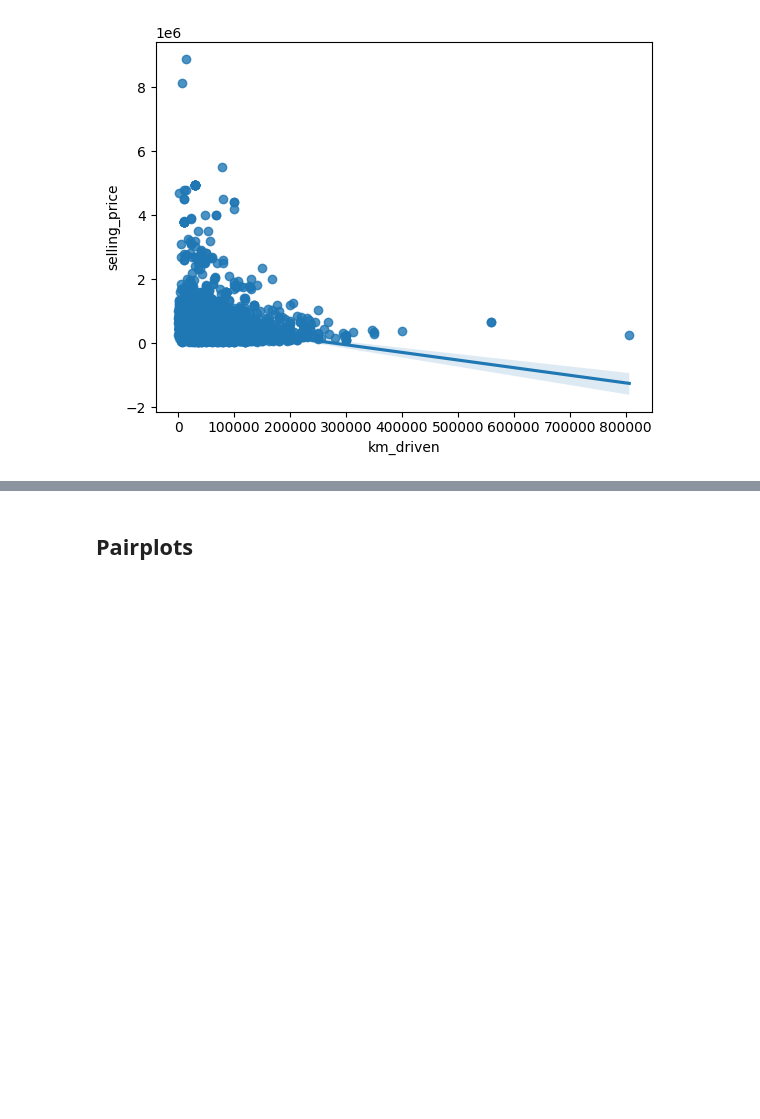
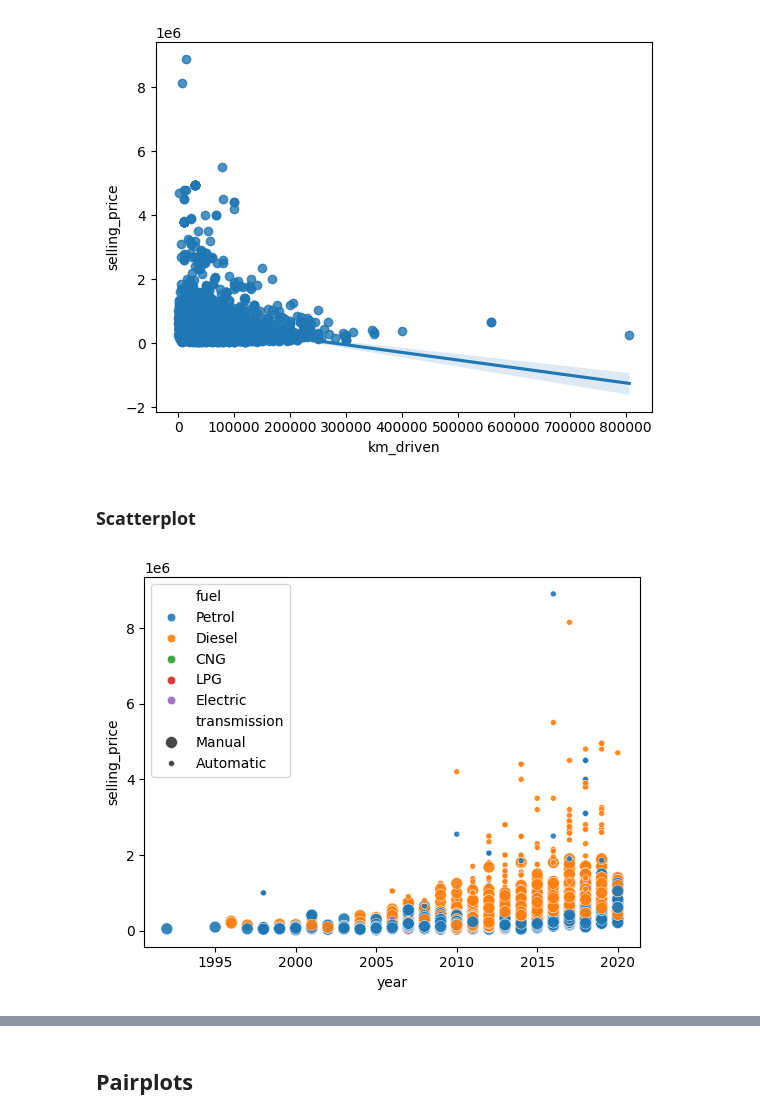
Before and after one commit to sameervk/OpenDataScienceSandbox, a Jupyter notebook: QuantileRegression/QuantileRegression_nb1.ipynb, the cells around one changed output, grey strips where cells are left out. Drawn from its saved outputs; the diff is of its cells as text; code cells hidden in the pictures; blank space fills up the shorter version.

```diff
--- a/QuantileRegression/QuantileRegression_nb1.ipynb
+++ b/QuantileRegression/QuantileRegression_nb1.ipynb
@@ -73,3 +77,10 @@ sns.regplot(x="km_driven", y="selling_price", data=df, y_jitter=10000)
 plt.show()
 # %% [output]
 [figure]
+# %% [markdown]
+### Scatterplot
+# %%
+sns.scatterplot(data=df, x="year", y="selling_price", hue="fuel", size="transmission", alpha=0.9)
+plt.show()
+# %% [output]
+[figure, added]
```
Also changed, not shown: parts of 13 cells of this notebook.
